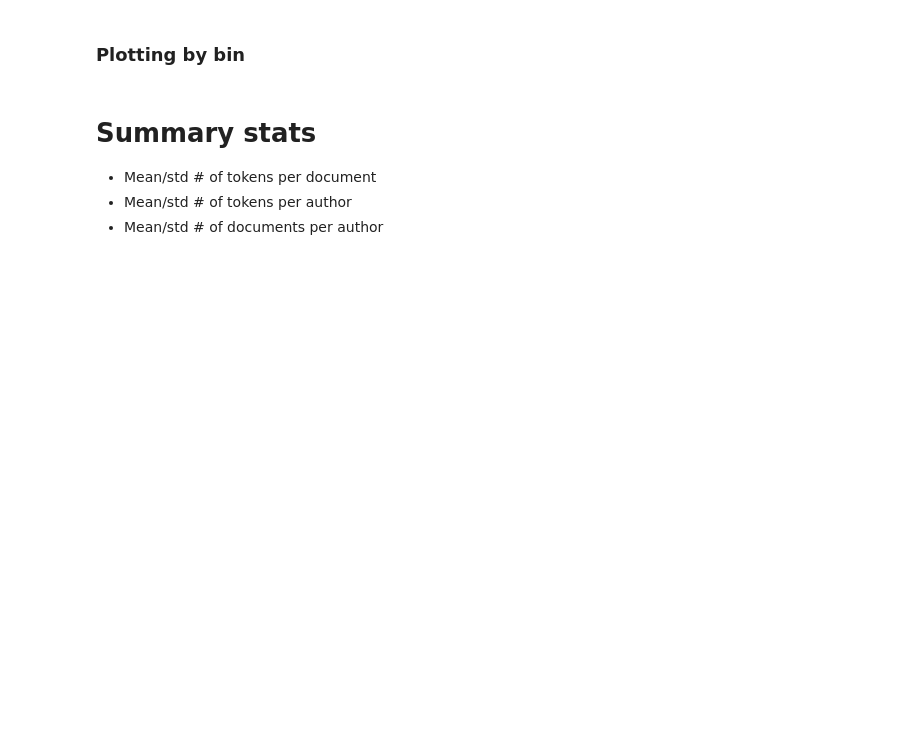
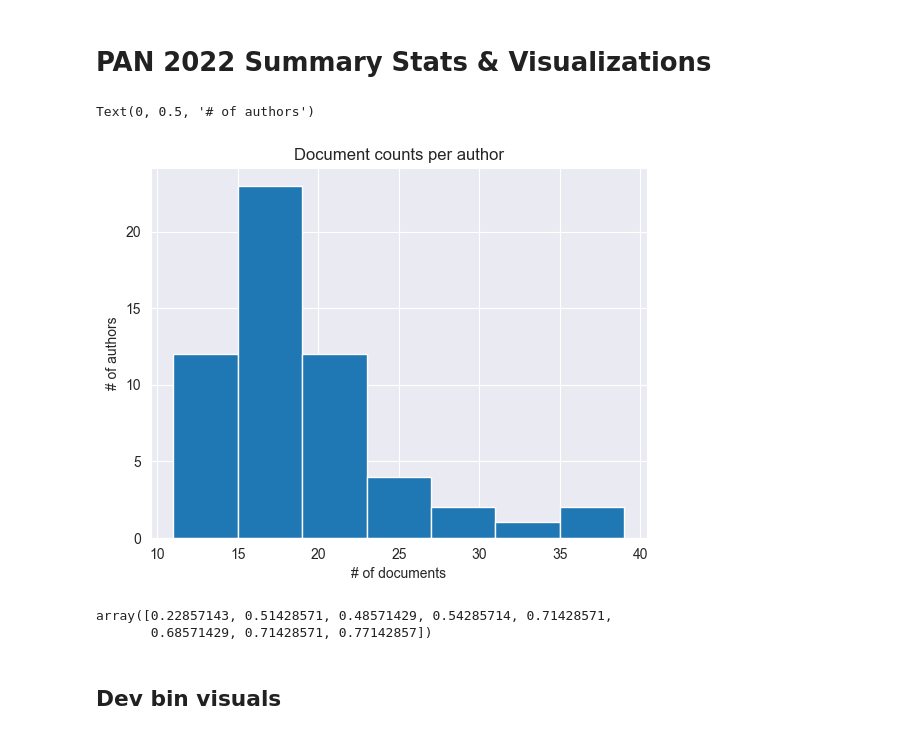
Before and after one commit to eric-sclafani/gram2vec, a Jupyter notebook: gram2vec/visualize.ipynb, the cells around one changed output. Drawn from its saved outputs; the diff is of its cells as text; code cells hidden in the pictures; blank space fills up the shorter version.

```diff
--- a/gram2vec/visualize.ipynb
+++ b/gram2vec/visualize.ipynb
@@ -19,0 +20,2 @@ warnings.filterwarnings("ignore", category=FutureWarning)
+# %% [markdown]
+# PAN 2022 Summary Stats & Visualizations
@@ -20,2 +92,27 @@ warnings.filterwarnings("ignore", category=FutureWarning)
+# %%
+
+data = load_json("data/pan22/preprocessed/preprocessed_data.json")
+all_authors = create_author_list(data)
+
+avg_tokens_per_doc, std_tokens_per_doc = get_doc_token_stats(all_authors)
+
+df = make_author_df(all_authors)
+# %%
+
+sns.set_style("darkgrid")
+df["Total docs"].hist(bins=7)
+plt.title("Document counts per author")
+plt.xlabel("# of documents")
+plt.ylabel("# of authors")
+# %% [output]
+Text(0, 0.5, '# of authors')
+[figure, added]
+# %%
+df = pd.read_csv("eval/results/pan_dev_bin_results.csv")
+
+np.array(df["Accuracy"])
+# %% [output]
+array([0.22857143, 0.51428571, 0.48571429, 0.54285714, 0.71428571,
+       0.68571429, 0.71428571, 0.77142857])
 # %% [markdown]
-### Plotting by bin
+## Dev bin visuals
@@ -44,6 +118,0 @@ fig.update_layout(title_text="Accuracy per bin", title_x=0.5)
-# %% [markdown]
-# Summary stats
-
-- Mean/std \# of tokens per document
-- Mean/std \# of tokens per author
-- Mean/std \# of documents per author
```
Also changed, not shown: parts of 20 cells of this notebook, 30 other files.
